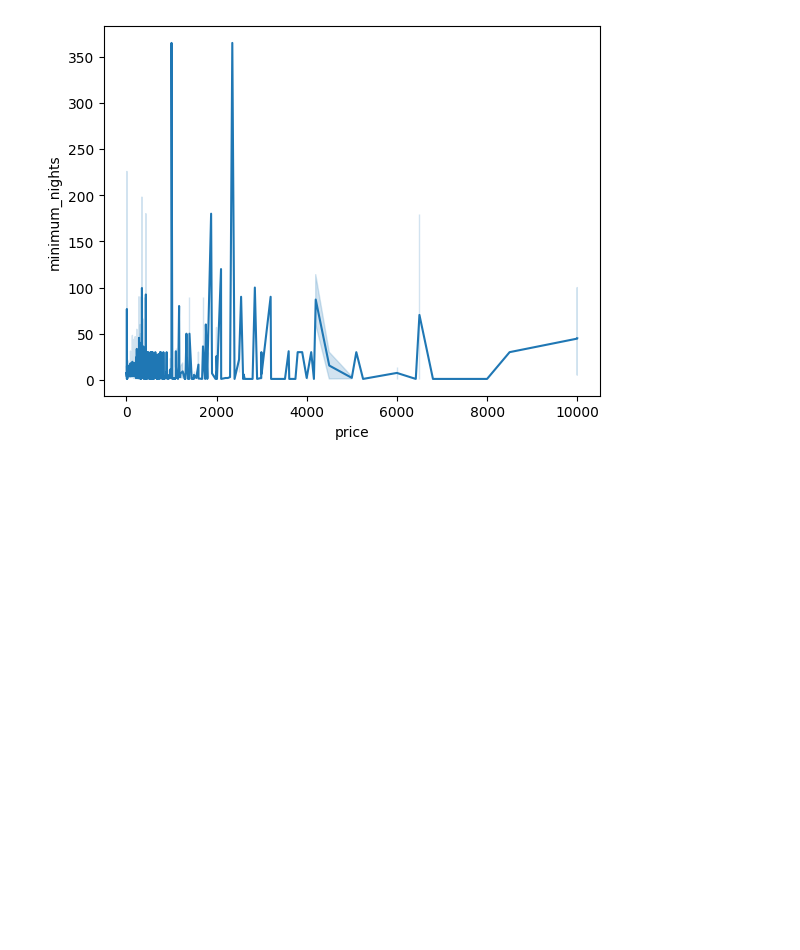
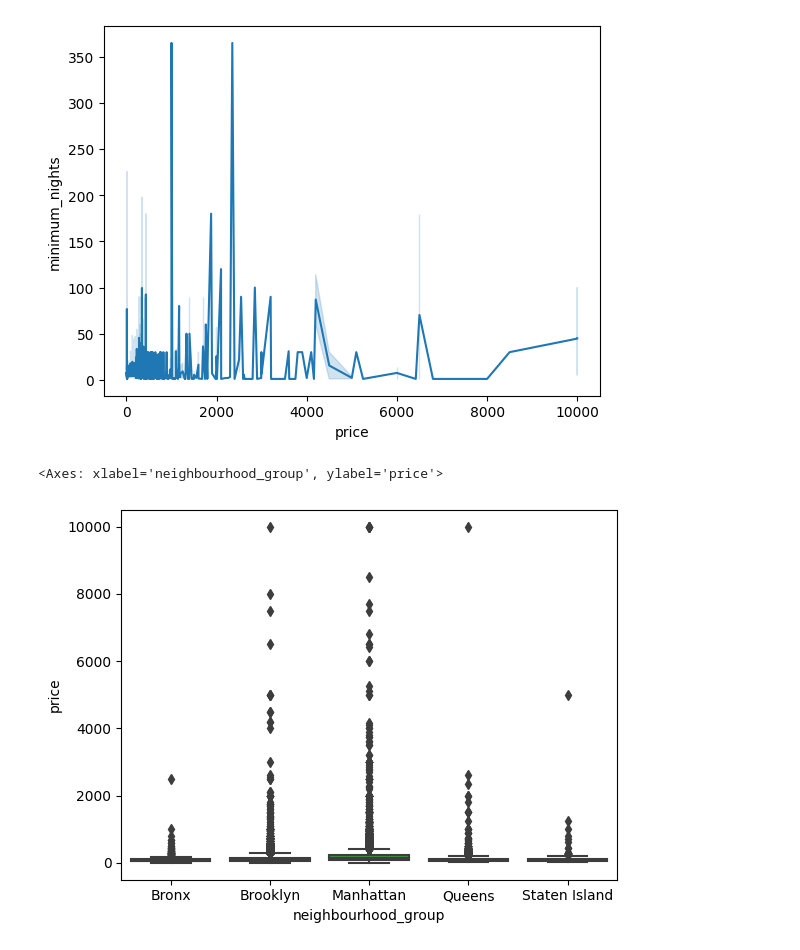
Before and after one commit to Shweta-singh-davv/python-data-science, a Jupyter notebook: Airbnb_Bookings_Analysis.ipynb, the cells around one changed output. Drawn from its saved outputs; the diff is of its cells as text; code cells hidden in the pictures; blank space fills up the shorter version.

```diff
--- a/Airbnb_Bookings_Analysis.ipynb
+++ b/Airbnb_Bookings_Analysis.ipynb
@@ -268,3 +268,10 @@ sns.lineplot(x='price',y='minimum_nights',data=airbnb)
 # %% [output]
 <Axes: xlabel='price', ylabel='minimum_nights'>
 [figure]
+# %%
+sns.boxplot(x='neighbourhood_group',y='price',data = airbnb)
+# most of the price  in every neighbourhood_group is very small but huge number of outliers can be seen in
+# manhattan and brooklyn area.
+# %% [output]
+<Axes: xlabel='neighbourhood_group', ylabel='price'>
+[figure, added]
```
Also changed, not shown: parts of 2 cells of this notebook.
